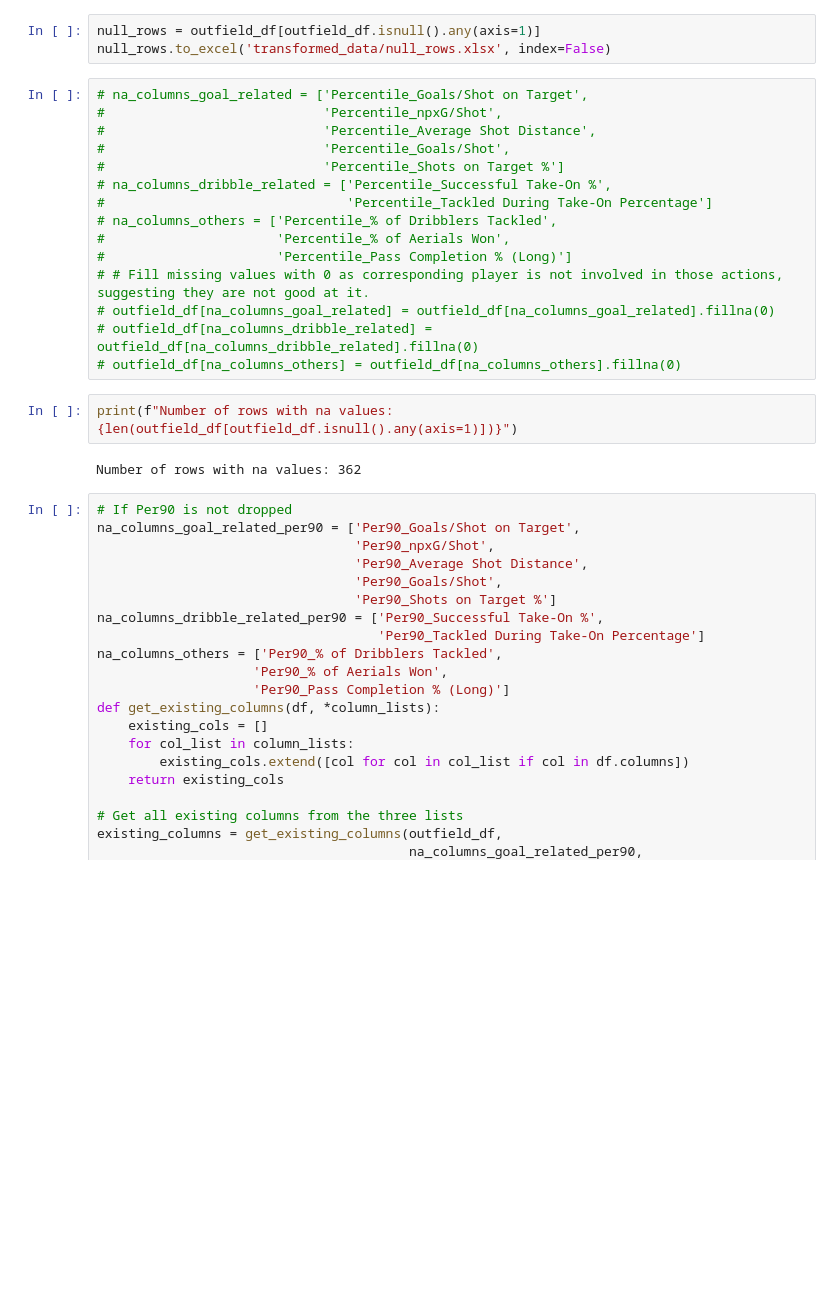
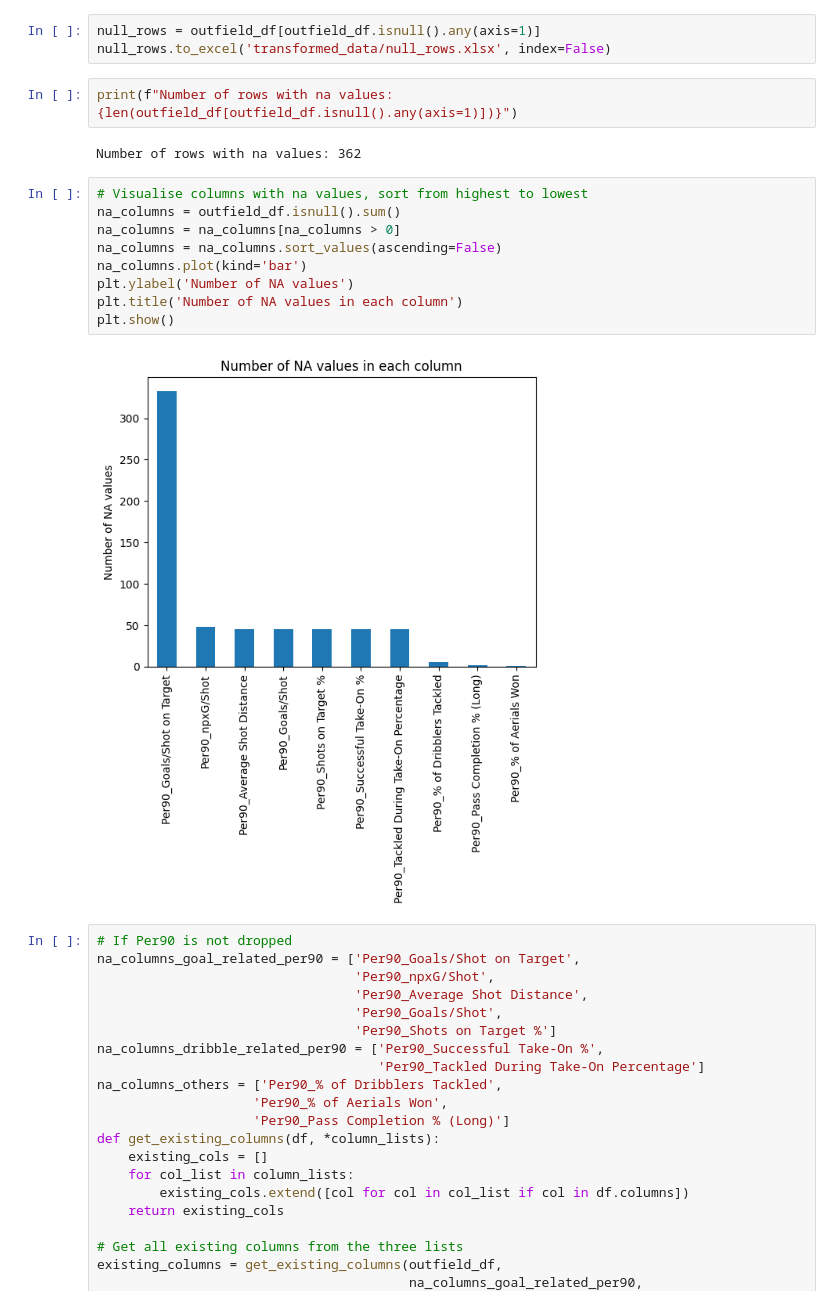
Before and after one commit to ruicongg/deadline-day, a Jupyter notebook: preprocessing.ipynb, the cells around one changed output. Drawn from its saved outputs; the diff is of its cells as text; blank space fills up the shorter version.

```diff
--- a/preprocessing.ipynb
+++ b/preprocessing.ipynb
@@ -102,25 +94,21 @@ Handling na values
 # %%
 null_rows = outfield_df[outfield_df.isnull().any(axis=1)]
 null_rows.to_excel('transformed_data/null_rows.xlsx', index=False)
-# %%
-# na_columns_goal_related = ['Percentile_Goals/Shot on Target',
-#                            'Percentile_npxG/Shot',
-#                            'Percentile_Average Shot Distance',
-#                            'Percentile_Goals/Shot',
-#                            'Percentile_Shots on Target %']
-# na_columns_dribble_related = ['Percentile_Successful Take-On %',
-#                               'Percentile_Tackled During Take-On Percentage']
-# na_columns_others = ['Percentile_% of Dribblers Tackled',
-#                      'Percentile_% of Aerials Won',
-#                      'Percentile_Pass Completion % (Long)']
-# # Fill missing values with 0 as corresponding player is not involved in those actions, suggesting they are not good at it.
-# outfield_df[na_columns_goal_related] = outfield_df[na_columns_goal_related].fillna(0)
-# outfield_df[na_columns_dribble_related] = outfield_df[na_columns_dribble_related].fillna(0)
-# outfield_df[na_columns_others] = outfield_df[na_columns_others].fillna(0)
 # %%
 print(f"Number of rows with na values: {len(outfield_df[outfield_df.isnull().any(axis=1)])}")
 # %% [output]
 Number of rows with na values: 362
+# %%
+# Visualise columns with na values, sort from highest to lowest
+na_columns = outfield_df.isnull().sum()
+na_columns = na_columns[na_columns > 0]
+na_columns = na_columns.sort_values(ascending=False)
+na_columns.plot(kind='bar')
+plt.ylabel('Number of NA values')
+plt.title('Number of NA values in each column')
+plt.show()
+# %% [output]
+[figure, added]
 # %%
 # If Per90 is not dropped
 na_columns_goal_related_per90 = ['Per90_Goals/Shot on Target',
```
Also changed, not shown: parts of 10 cells of this notebook, 5 other files.
